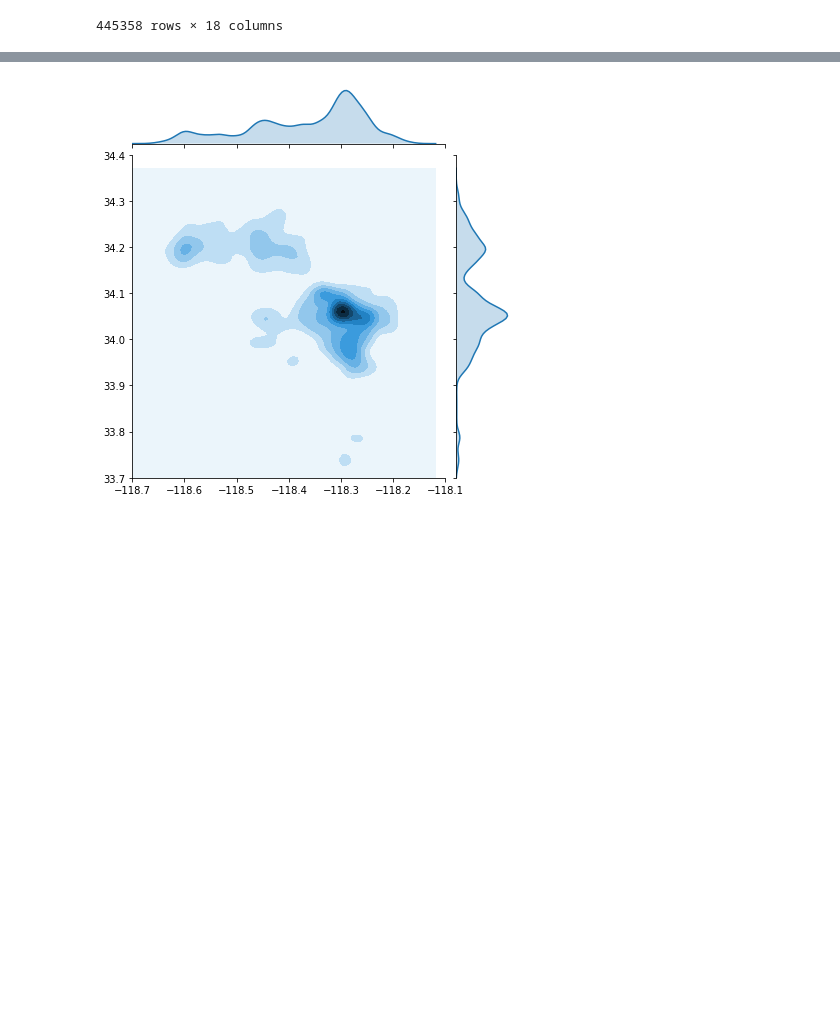
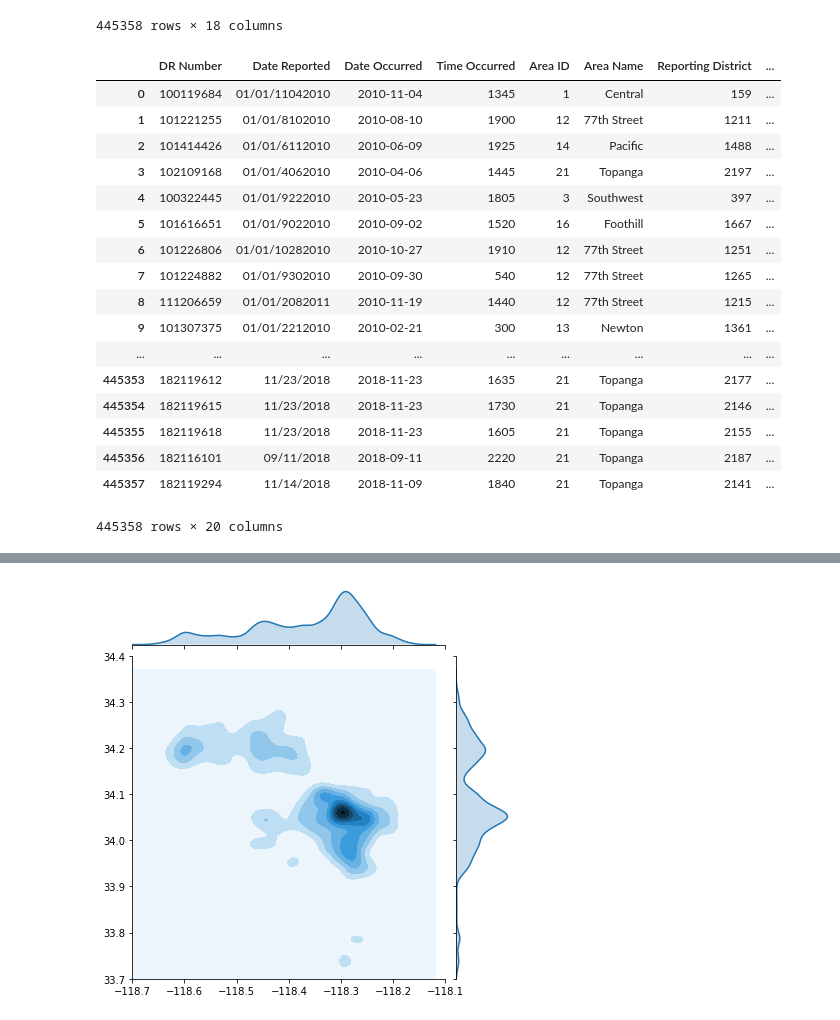
Before and after one commit to bananannn/ECE-143-Group-2, a Jupyter notebook: Project.ipynb, the cells around one changed output, grey strips where cells are left out. Drawn from its saved outputs; the diff is of its cells as text; code cells hidden in the pictures; blank space fills up the shorter version.

```diff
--- a/Project.ipynb
+++ b/Project.ipynb
@@ -450,3 +450,27 @@ data_collision
 | 445356 | 182116101 | 09/11/2018 | 09/11/2018 | 2220 | 21 | Topanga | 2187 | ... |
 | 445357 | 182119294 | 11/14/2018 | 11/09/2018 | 1840 | 21 | Topanga | 2141 | ... |
 445358 rows × 18 columns
+# %%
+data_collision['Date Occurred'] = pd.to_datetime(data_collision['Date Occurred'])
+data_collision['year'], data_collision['month'] = data_collision['Date Occurred'].dt.year, data_collision['Date Occurred'].dt.month
+
+data_collision
+# %% [output]
+|  | DR Number | Date Reported | Date Occurred | Time Occurred | Area ID | Area Name | Reporting District | ... |
+| 0 | 100119684 | 01/01/11042010 | 2010-11-04 | 1345 | 1 | Central | 159 | ... |
+| 1 | 101221255 | 01/01/8102010 | 2010-08-10 | 1900 | 12 | 77th Street | 1211 | ... |
+| 2 | 101414426 | 01/01/6112010 | 2010-06-09 | 1925 | 14 | Pacific | 1488 | ... |
+| 3 | 102109168 | 01/01/4062010 | 2010-04-06 | 1445 | 21 | Topanga | 2197 | ... |
+| 4 | 100322445 | 01/01/9222010 | 2010-05-23 | 1805 | 3 | Southwest | 397 | ... |
+| 5 | 101616651 | 01/01/9022010 | 2010-09-02 | 1520 | 16 | Foothill | 1667 | ... |
+| 6 | 101226806 | 01/01/10282010 | 2010-10-27 | 1910 | 12 | 77th Street | 1251 | ... |
+| 7 | 101224882 | 01/01/9302010 | 2010-09-30 | 540 | 12 | 77th Street | 1265 | ... |
+| 8 | 111206659 | 01/01/2082011 | 2010-11-19 | 1440 | 12 | 77th Street | 1215 | ... |
+| 9 | 101307375 | 01/01/2212010 | 2010-02-21 | 300 | 13 | Newton | 1361 | ... |
+| ... | ... | ... | ... | ... | ... | ... | ... | ... |
+| 445353 | 182119612 | 11/23/2018 | 2018-11-23 | 1635 | 21 | Topanga | 2177 | ... |
+| 445354 | 182119615 | 11/23/2018 | 2018-11-23 | 1730 | 21 | Topanga | 2146 | ... |
+| 445355 | 182119618 | 11/23/2018 | 2018-11-23 | 1605 | 21 | Topanga | 2155 | ... |
+| 445356 | 182116101 | 09/11/2018 | 2018-09-11 | 2220 | 21 | Topanga | 2187 | ... |
+| 445357 | 182119294 | 11/14/2018 | 2018-11-09 | 1840 | 21 | Topanga | 2141 | ... |
+445358 rows × 20 columns
```
Also changed, not shown: parts of 4 cells of this notebook.
